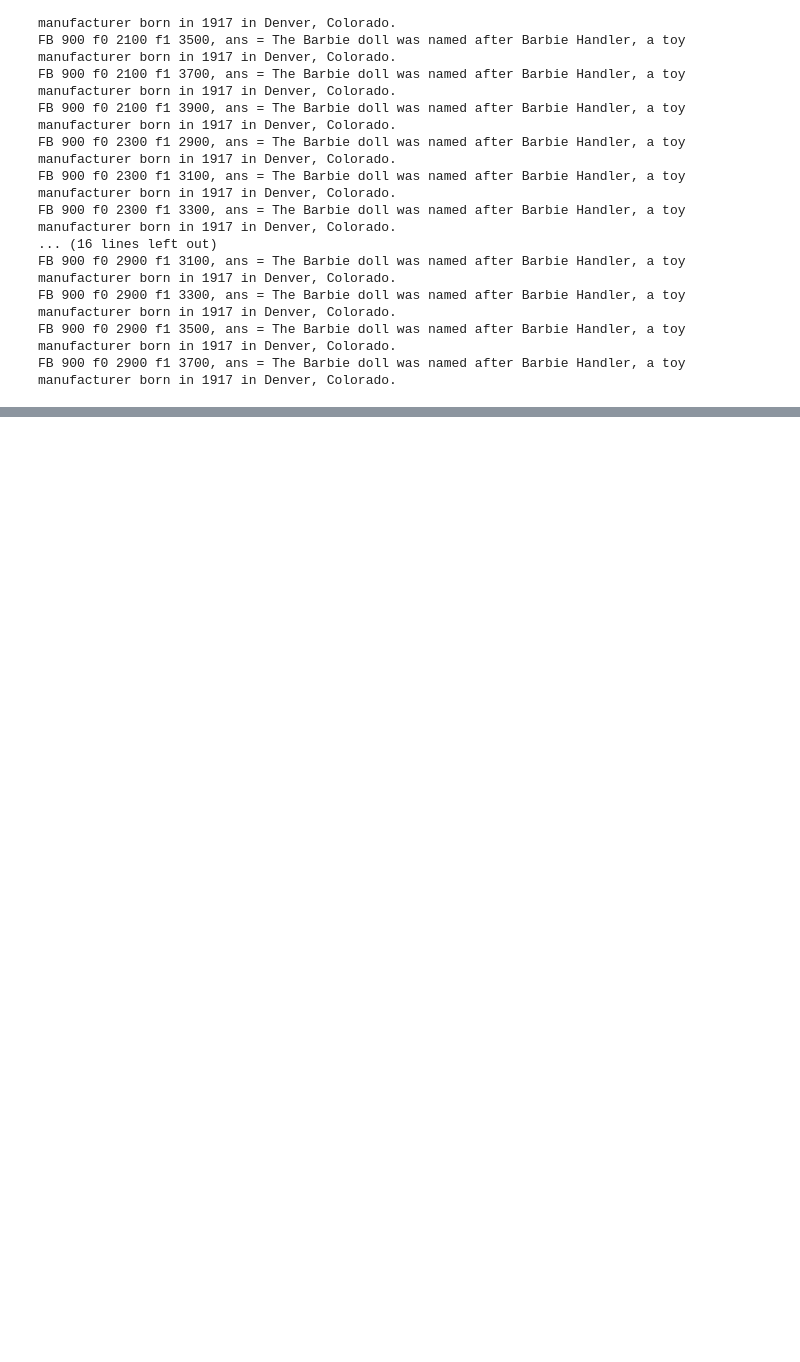
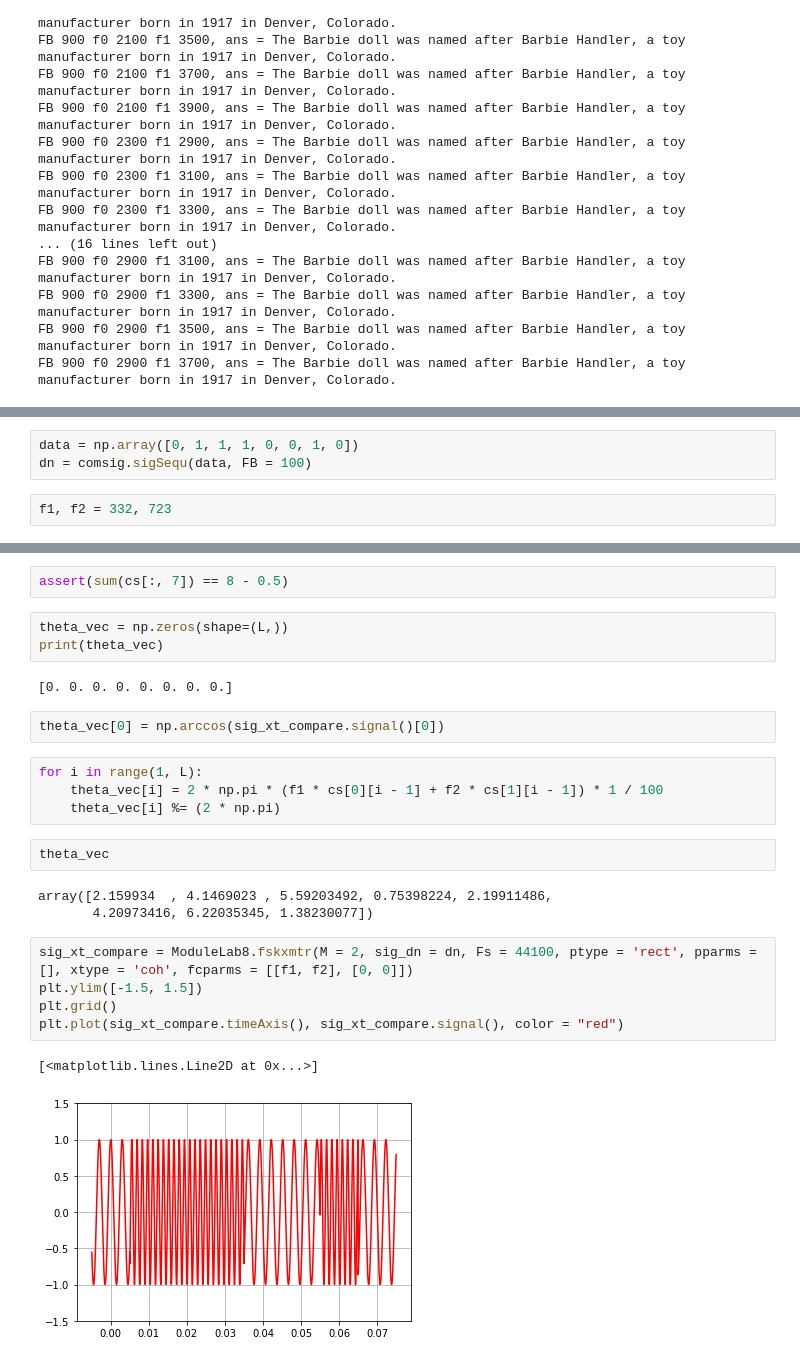
Before and after one commit to rafaelmcam/PeterMathysCommunicationsLab, a Jupyter notebook: Lab8/Lab8.ipynb, the cells around one changed output, grey strips where cells are left out. Drawn from its saved outputs; the diff is of its cells as text; blank space fills up the shorter version.

```diff
--- a/Lab8/Lab8.ipynb
+++ b/Lab8/Lab8.ipynb
@@ -909,0 +918,5 @@ FB 900 f0 2900 f1 3700, ans = The Barbie doll was named after Barbie Handler, a
+# %%
+data = np.array([0, 1, 1, 1, 0, 0, 1, 0])
+dn = comsig.sigSequ(data, FB = 100)
+# %%
+f1, f2 = 332, 723
@@ -909,0 +938,26 @@ FB 900 f0 2900 f1 3700, ans = The Barbie doll was named after Barbie Handler, a
+# %%
+assert(sum(cs[:, 7]) == 8 - 0.5)
+# %%
+theta_vec = np.zeros(shape=(L,))
+print(theta_vec)
+# %% [output]
+[0. 0. 0. 0. 0. 0. 0. 0.]
+# %%
+theta_vec[0] = np.arccos(sig_xt_compare.signal()[0])
+# %%
+for i in range(1, L):
+    theta_vec[i] = 2 * np.pi * (f1 * cs[0][i - 1] + f2 * cs[1][i - 1]) * 1 / 100
+    theta_vec[i] %= (2 * np.pi)
+# %%
+theta_vec
+# %% [output]
+array([2.159934  , 4.1469023 , 5.59203492, 0.75398224, 2.19911486,
+       4.20973416, 6.22035345, 1.38230077])
+# %%
+sig_xt_compare = ModuleLab8.fskxmtr(M = 2, sig_dn = dn, Fs = 44100, ptype = 'rect', pparms = [], xtype = 'coh', fcparms = [[f1, f2], [0, 0]])
+plt.ylim([-1.5, 1.5])
+plt.grid()
+plt.plot(sig_xt_compare.timeAxis(), sig_xt_compare.signal(), color = "red")
+# %% [output]
+[<matplotlib.lines.Line2D at 0x...>]
+[figure, added]
```
Also changed, not shown: parts of 59 cells of this notebook, 1 other file.
